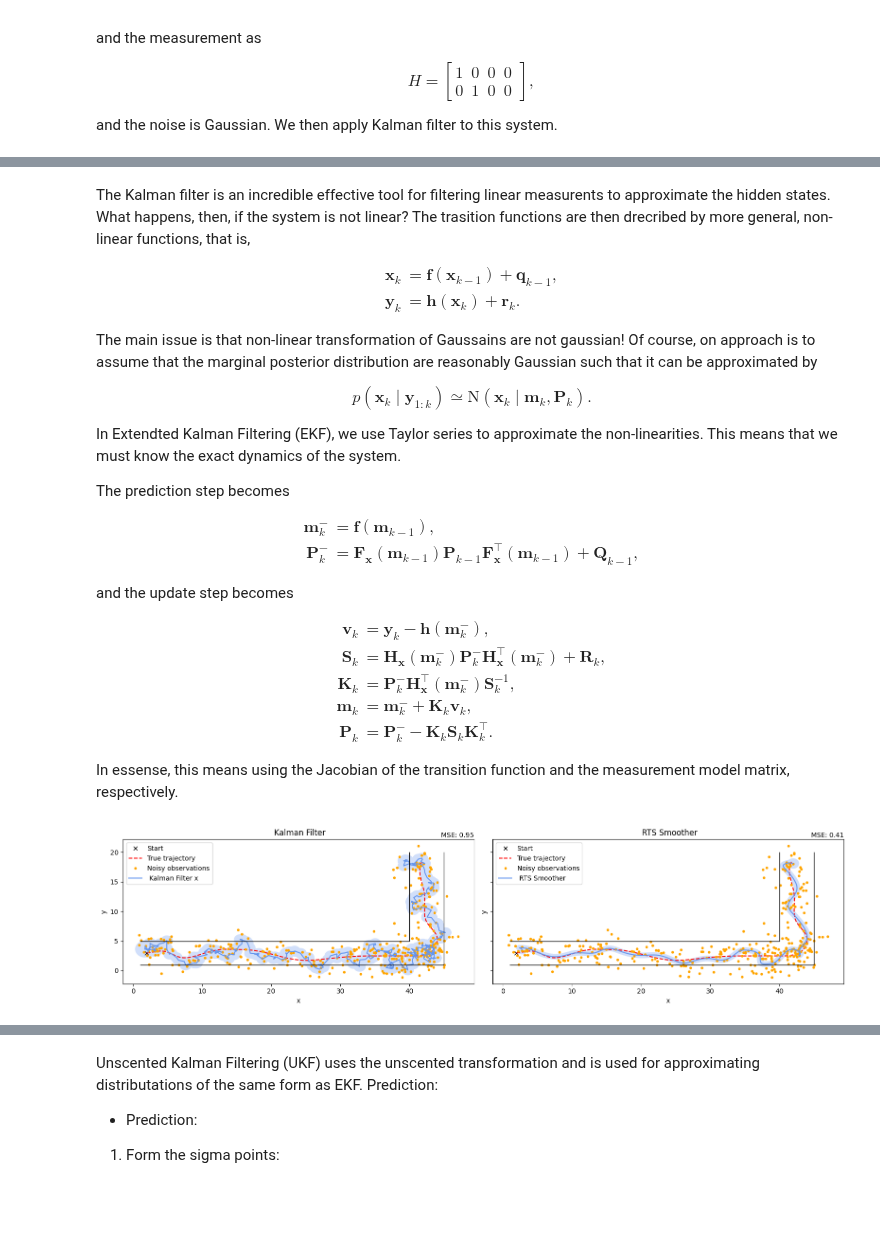
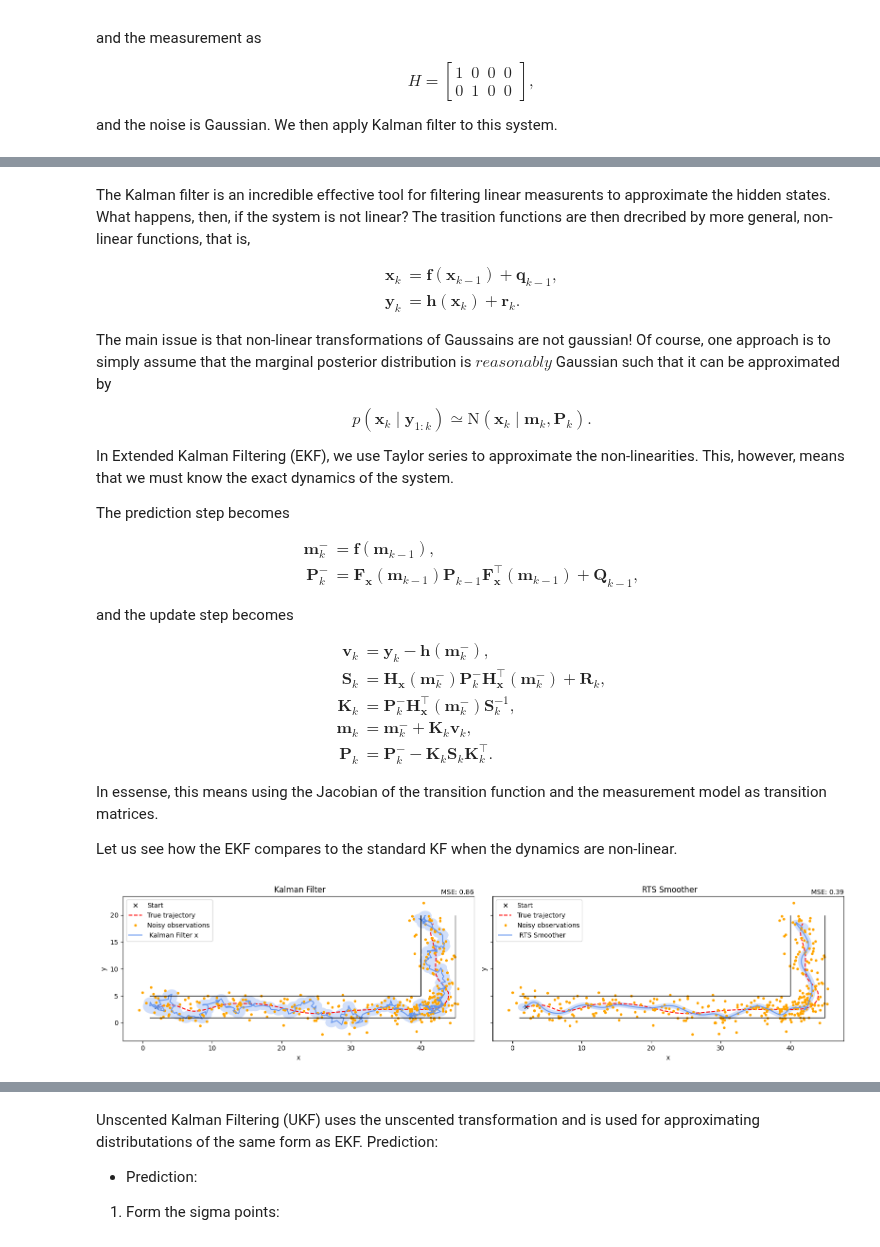
Before and after one commit to AndersGMadsen/bayesian-state-space-models, a Jupyter notebook: Bayesian_filtering_and_smoothing.ipynb, the cells around one changed output, grey strips where cells are left out. Drawn from its saved outputs; the diff is of its cells as text; code cells hidden in the pictures; blank space fills up the shorter version.

```diff
--- a/Bayesian_filtering_and_smoothing.ipynb
+++ b/Bayesian_filtering_and_smoothing.ipynb
@@ -137,13 +144,13 @@ $$
 \end{aligned}
 $$
 
-The main issue is that non-linear transformation of Gaussains are not gaussian! Of course, on approach is to assume that the marginal posterior distribution are reasonably Gaussian such that it can be approximated by
+The main issue is that non-linear transformations of Gaussains are not gaussian! Of course, one approach is to simply assume that the marginal posterior distribution is $\textit{reasonably}$ Gaussian such that it can be approximated by
 
 $$
 p\left(\mathbf{x}_k \mid \mathbf{y}_{1: k}\right) \simeq \mathrm{N}\left(\mathbf{x}_k \mid \mathbf{m}_k, \mathbf{P}_k\right).
 $$
 
-In Extendted Kalman Filtering (EKF), we use Taylor series to approximate the non-linearities. This means that we must know the exact dynamics of the system.
+In Extended Kalman Filtering (EKF), we use Taylor series to approximate the non-linearities. This, however, means that we must know the exact dynamics of the system.
 
 The prediction step becomes
 
@@ -167,17 +174,19 @@ $$
 $$
 
 
-In essense, this means using the Jacobian of the transition function and the measurement model matrix, respectively.
+In essense, this means using the Jacobian of the transition function and the measurement model as transition matrices.
+
+Let us see how the EKF compares to the standard KF when the dynamics are non-linear.
 # %%
-system = CarTrajectoryNonLinear()
+system = StateSpaceModel()
 
 kalman_filter = KF(system.A, system.Q, system.H, system.R)
 state_estimates, cov_estimates = kalman_filter.filter(measurements)
 state_estimates_smoothed, cov_estimates_smoothed = kalman_filter.smoother(state_estimates, cov_estimates)
 
 visualize_filter_and_smoother(states, measurements, state_estimates, cov_estimates, state_estimates_smoothed, cov_estimates_smoothed)
 # %% [output]
-[figure, old version]
+[figure, new version]
 # %%
 extendted_kalman_filter = EKF(system.f, system.F_jacobian, system.h, system.H_jacobian, system.Q, system.R)
 state_estimates, cov_estimates = extendted_kalman_filter.filter(measurements)
```
Also changed, not shown: parts of 15 cells of this notebook, 1 other file.
